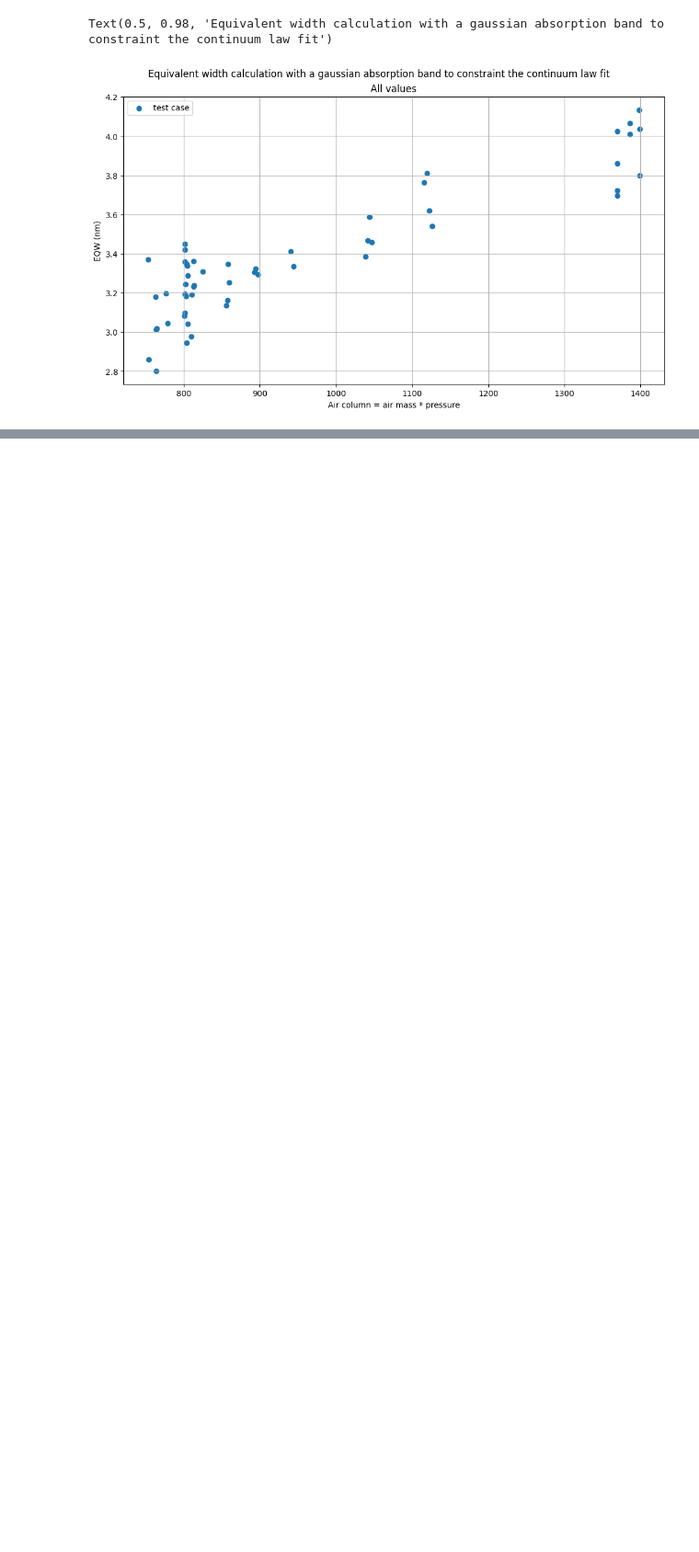
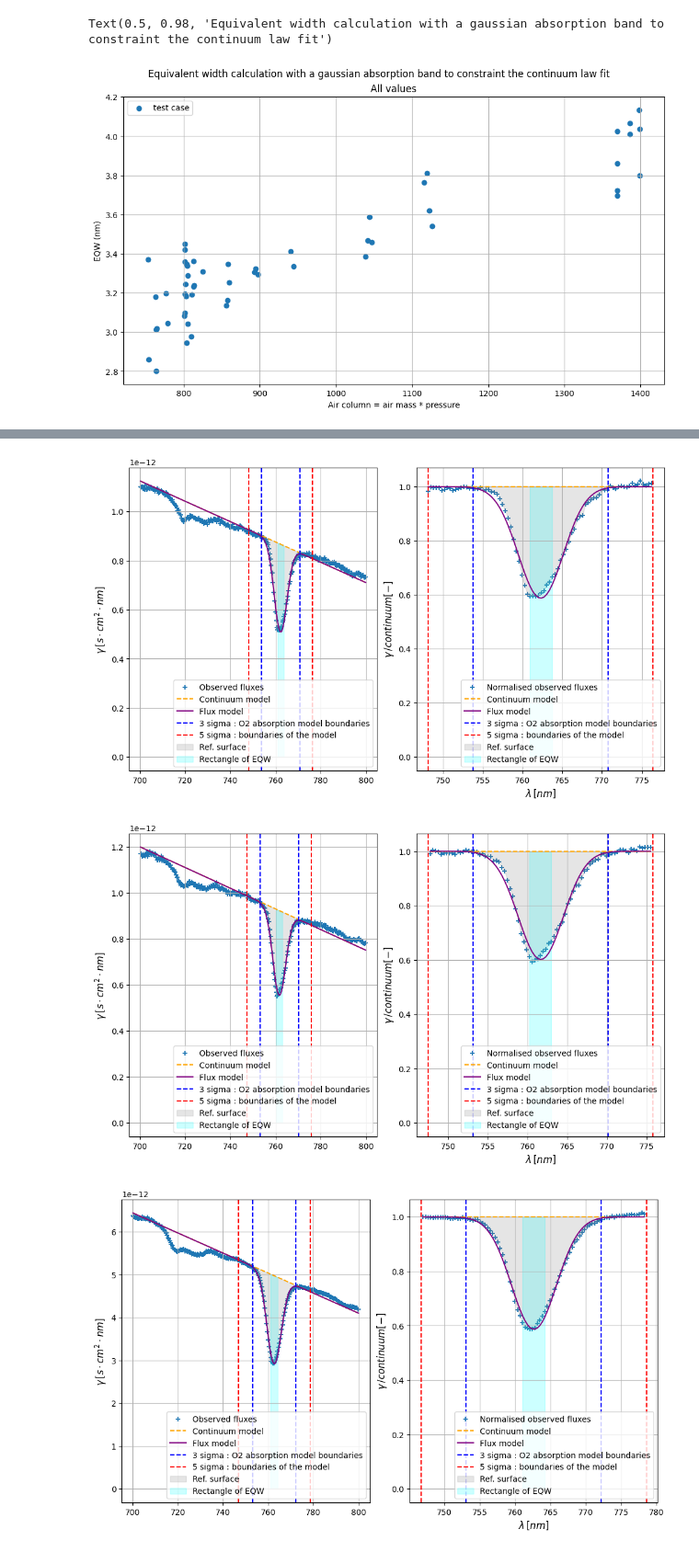
Before and after one commit to mrmonroy/AuxTel_eqw, a Jupyter notebook: O2_EQW/calculate_o2_eqw.ipynb, the cells around one changed output, grey strips where cells are left out. Shown at 92% size. Drawn from its saved outputs; the diff is of its cells as text; code cells hidden in the pictures; blank space fills up the shorter version.

```diff
--- a/O2_EQW/calculate_o2_eqw.ipynb
+++ b/O2_EQW/calculate_o2_eqw.ipynb
@@ -749,0 +752,17 @@ Text(0.5, 0.98, 'Equivalent width calculation with a gaussian absorption band to
+# %%
+#def continuum_error(l0, sigma_a, sigma_b, sigma_c, sigma_d):
+#    return np.sqrt( np.power((sigma_a*np.power(l0,3.)), 2.) + numpy.power(sigma_b*numpy.power(l0, 2.), 2.) + numpy.power(sigma_c*l0, 2.) + numpy.power(sigma_d, 2.) )
+#
+def continuum_error(l0, sigma_a, sigma_b):
+    return np.sqrt( np.power(sigma_a*l0, 2.) + np.power(sigma_b, 2.) )
+
+def area_ul_error(flux_error, lambda_vec):
+    delta_lambda = np.mean( np.diff(lambda_vec) )
+    return np.sqrt( np.sum( np.power(flux_error, 2.) ) * np.power(delta_lambda, 2.) )
+
+def area_l_error(sigma_area_cont, sigma_area_ul):
+    return np.sqrt( np.power(sigma_area_cont, 2.) + np.power(sigma_area_ul, 2.) )
+
+def eqw_error(cont_at_line, line_area, sigma_cont, sigma_area_line):
+    sigma2_eqw = np.power(sigma_area_line / cont_at_line, 2.) + np.power(line_area*sigma_cont / np.power(cont_at_line, 2.), 2.)
+    return np.sqrt(sigma2_eqw)
@@ -749,0 +940,49 @@ Text(0.5, 0.98, 'Equivalent width calculation with a gaussian absorption band to
+# %%
+airmass = np.empty_like([])
+pressure = np.empty_like([])
+eqwidths = np.empty_like([])
+eqw_errs = np.empty_like([])
+loc=-1
+for spec in spec_dict_good:
+    #print(spec)
+    loc += 1
+    airmass_ = spec_dict_good[spec]['airmass']
+    pressure_ = spec_dict_good[spec]['pressure']
+
+    lambda_ = spec_dict_good[spec]['all_lambdas']
+    flux_ = spec_dict_good[spec]['all_fluxes']
+    flux_err_ = spec_dict_good[spec]['all_fluxes_err']
+    #print(lambda_)
+    #print(flux_)
+
+    if loc%10 == 0 :
+        eqw_, eqw_err_, mod, cov, xline, fline, xcontinuum, cont_at_line, area_l_, area_c_err_ = eqw_norm(lambda_, flux_, abs_min, abs_max, make_plot=True, return_fit=True)
+    else:
+        eqw_, eqw_err_, mod, cov, xline, fline, xcontinuum, cont_at_line, area_l_, area_c_err_ = eqw_norm(lambda_, flux_, abs_min, abs_max, make_plot=False, return_fit=True)
+
+    '''
+    if eqwdb_<0.:
+        print(seqn)
+        plot_name_ = 'fit_line_{0}_eqw0.png'.format(seqn)
+        eqwdb_ = eqw(x_,flux0,xmask_c,xmin_int,xmax_int,xmin_line,make_plot=True,plot_name=plot_name_)
+    elif eqwdf_<0.:
+        print(seqn)
+        plot_name_ = 'fit_line_{0}_eqwdf.png'.format(seqn)
+        eqwdf_ = eqw(x_,fluxdf,xmask_c,xmin_int,xmax_int,xmin_line,make_plot=True,plot_name=plot_name_)
+
+    plot_name_ = 'fit_line_{0}_eqw0.png'.format(seqn)
+    eqw0_ = eqw(x_,flux0,xmask_c,xmin_int,xmax_int,xmin_line,make_plot=True,plot_name=plot_name_)
+
+    plot_name_ = 'fit_line_{0}_eqwdf.png'.format(seqn)
+    eqwdf_ = eqw(x_,fluxdf,xmask_c,xmin_int,xmax_int,xmin_line,make_plot=True,plot_name=plot_name_)
+    '''
+    airmass = np.append(airmass, airmass_)
+    pressure = np.append(pressure, pressure_)
+    eqwidths = np.append(eqwidths, eqw_)
+    eqw_errs = np.append(eqw_errs, eqw_err_)
+#airmass = np.array(airmass)
+#pressure = np.array(pressure)
+if save_txt:
+    data = np.transpose(np.array([airmass,pressure,eqwidth]))
+    np.savetxt('eqw_data_{0}_{1}_{2}.txt'.format(obs_date,filter,disperser),data,header='airmass pressure eqw')
+# %% [output]
@@ -749,0 +1006,3 @@ Text(0.5, 0.98, 'Equivalent width calculation with a gaussian absorption band to
+[figure, added]
+[figure, added]
+[figure, added]
```
Also changed, not shown: parts of 9 cells of this notebook.
